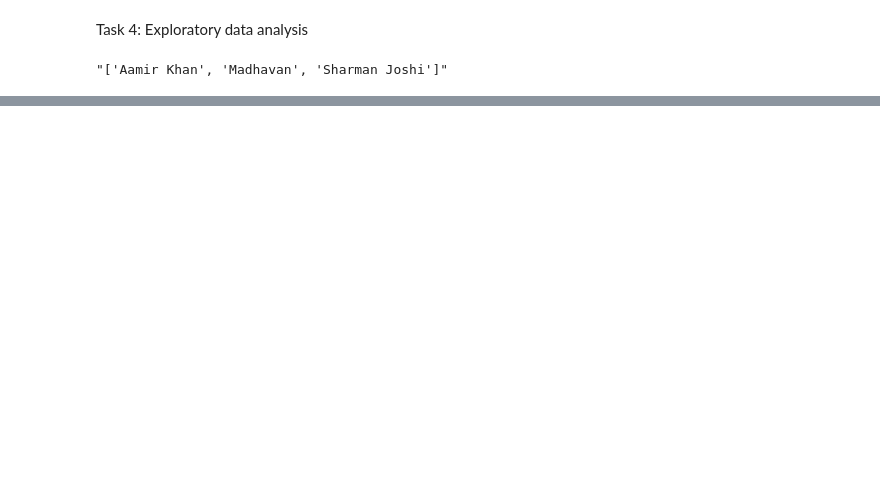
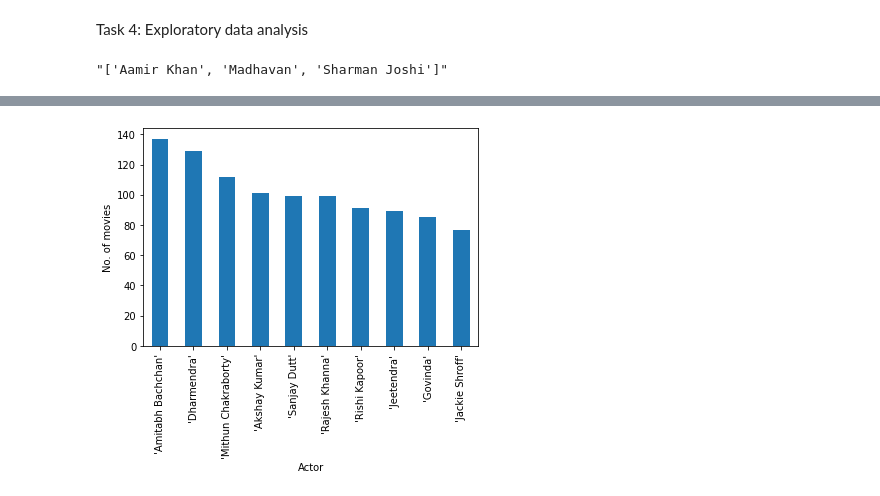
Before and after one commit to Mukulthakur17/IMDB-Data-Analysis, a Jupyter notebook: imdb_data.ipynb, the cells around one changed output, grey strips where cells are left out. Drawn from its saved outputs; the diff is of its cells as text; code cells hidden in the pictures; blank space fills up the shorter version.

```diff
--- a/imdb_data.ipynb
+++ b/imdb_data.ipynb
@@ -298,4 +352,8 @@ plt.show()
 # %%
-df['Actors'].value_count()[:10].plot(kind= 'bar')
-plt.savefig('Top10_Actors.png')
+df['Actors'].value_counts()[:10].plot(kind= 'bar')
+plt.xlabel("Actor")
+plt.ylabel("No. of movies")
+plt.savefig('Plots/Top10_Actors.png')
 plt.show()
+# %% [output]
+[figure, added]
```
Also changed, not shown: parts of 13 cells of this notebook, 2 other files.
